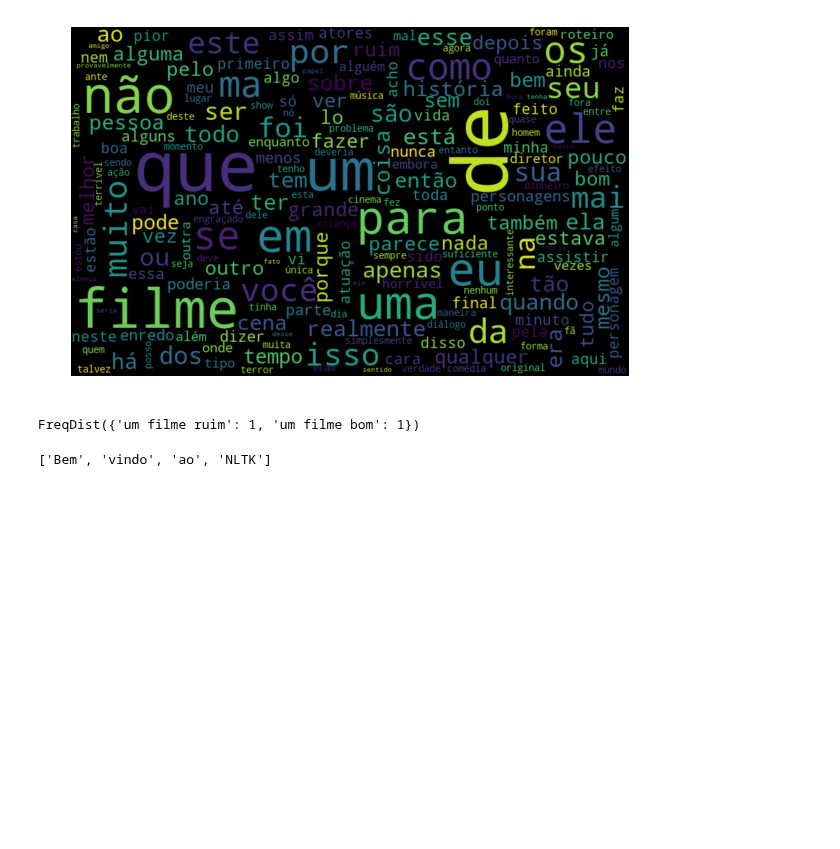
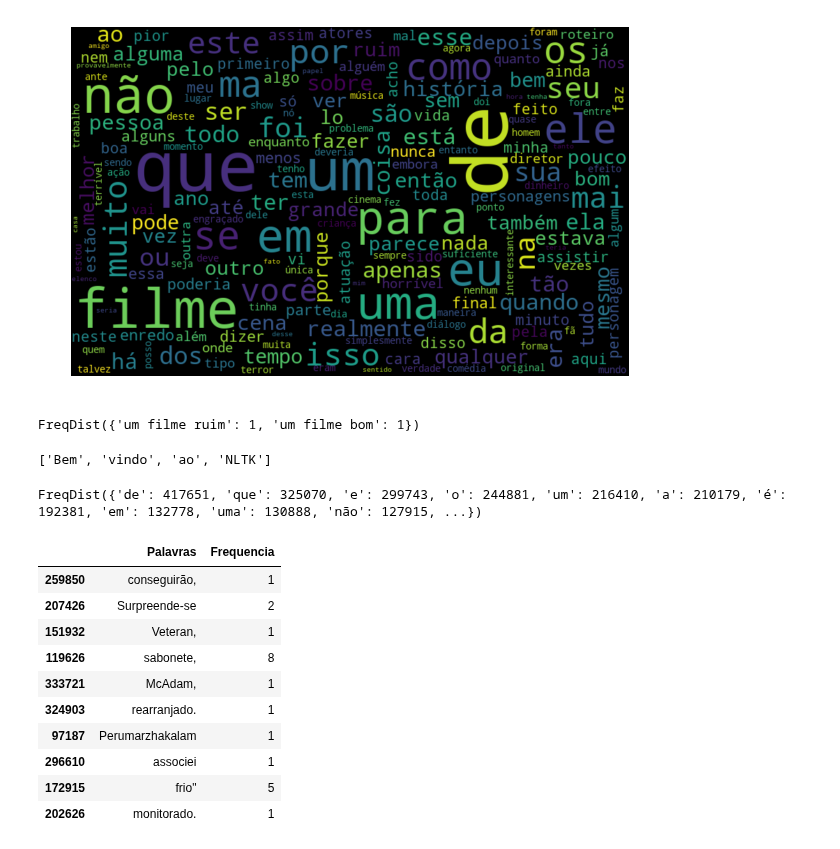
Before and after one commit to lsandrade/alura-ml, a Jupyter notebook: NLP.ipynb, the cells around one changed output. Saved outputs shown, nothing was run; the diff lists cells and outputs as text; code cells hidden in the pictures; blank space fills up the shorter version.

Commit message:
Aplica tokenizacao no dataset

```diff
--- a/NLP.ipynb
+++ b/NLP.ipynb
@@ -248,3 +248,26 @@ token_frase = token_espaco.tokenize(frase)
 token_frase
 # %% [output]
 ['Bem', 'vindo', 'ao', 'NLTK']
+# %%
+token_frase = token_espaco.tokenize(todas_palavras)
+frequencia = nltk.FreqDist(token_frase)
+frequencia
+# %% [output]
+FreqDist({'de': 417651, 'que': 325070, 'e': 299743, 'o': 244881, 'um': 216410, 'a': 210179, 'é': 192381, 'em': 132778, 'uma': 130888, 'não': 127915, ...})
+# %%
+df_frequencia = pd.DataFrame({"Palavras": list(frequencia.keys()),
+                              "Frequencia": list(frequencia.values())})
+
+df_frequencia.sample(10)
+# %% [output]
+|  | Palavras | Frequencia |
+| 259850 | conseguirão, | 1 |
+| 207426 | Surpreende-se | 2 |
+| 151932 | Veteran, | 1 |
+| 119626 | sabonete, | 8 |
+| 333721 | McAdam, | 1 |
+| 324903 | rearranjado. | 1 |
+| 97187 | Perumarzhakalam | 1 |
+| 296610 | associei | 1 |
+| 172915 | frio" | 5 |
+| 202626 | monitorado. | 1 |
```
Also changed, not shown: parts of 1 cell of this notebook.
